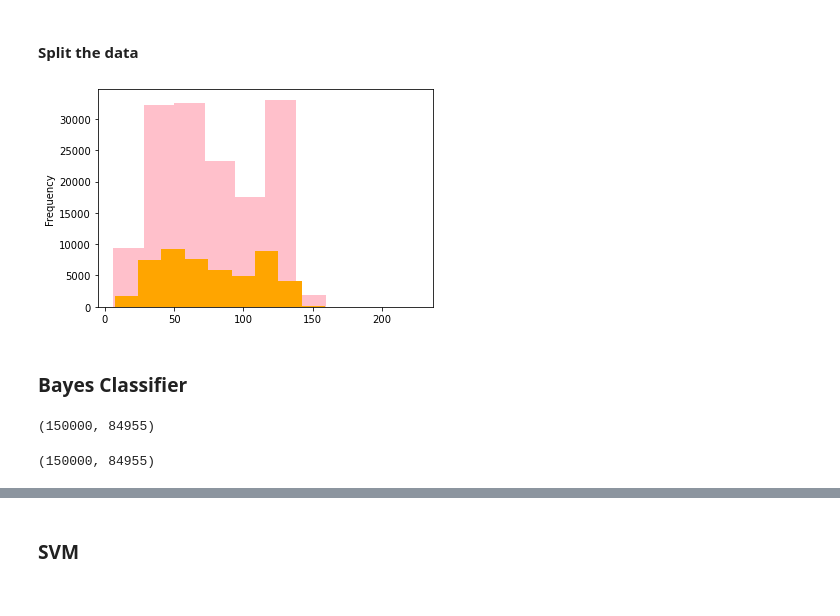
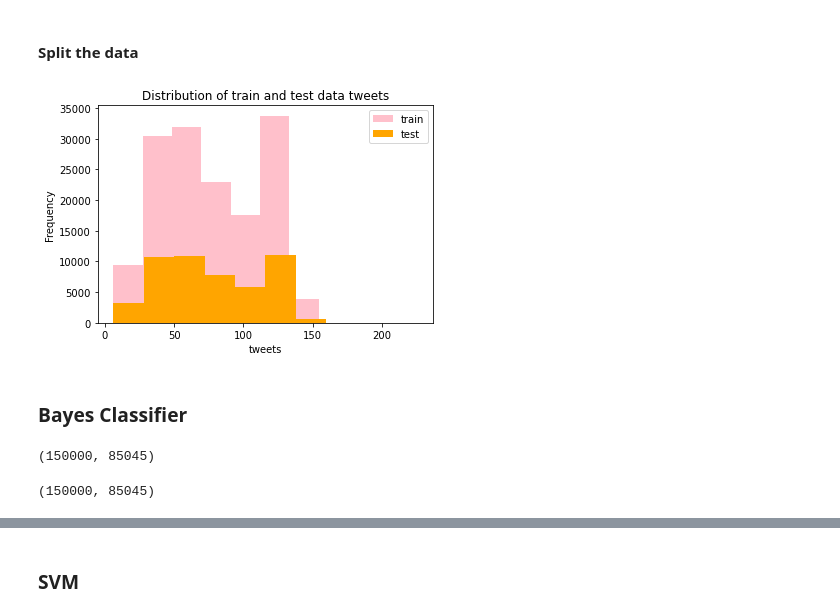
Before and after one commit to npont/ML_Sentiment_Analysis, a Jupyter notebook: run_file.ipynb, the cells around one changed output, grey strips where cells are left out. Drawn from its saved outputs; the diff is of its cells as text; code cells hidden in the pictures.

```diff
--- a/run_file.ipynb
+++ b/run_file.ipynb
@@ -15,10 +15,10 @@ from cooc import *
 #rom glove_template import *
 from pickle_vocab import *
 # %%
-with open('data_/train_pos.txt') as f:
+with open('twitter-datasets/train_pos.txt') as f:
     pos = f.readlines()
 # %%
-with open('data_/train_neg.txt') as f:
+with open('twitter-datasets/train_neg.txt') as f:
     neg = f.readlines()
 # %%
 train=pos+neg
@@ -93,26 +109,31 @@ from sklearn.model_selection import train_test_split
 
 train , test=train_test_split(full_train)
 # %%
-length_train = train['data'].str.len().plot.hist(color = 'pink', figsize = (6, 4))
-length_test = test['data'].str.len().plot.hist(color = 'orange', figsize = (6, 4))
+length_train = train['data'].str.len().plot.hist( color = 'pink', figsize = (6, 4), label="train")
+length_test = test['data'].str.len().plot.hist(test, color = 'orange', figsize = (6, 4), label="test")
+plt.legend(loc='upper right')
+plt.xlabel("tweets")
+plt.title("Distribution of train and test data tweets")
+plt.show()
 # %% [output]
-[figure, old version]
+[figure, new version]
 # %% [markdown]
 ### Bayes Classifier
 # %%
 # Extracting features from text files
-from sklearn.feature_extraction.text import CountVectorizer
+
 count_vect = CountVectorizer()
 X_train_counts = count_vect.fit_transform(train.data)
 X_train_counts.shape
 # %% [output]
-(150000, 84955)
+(150000, 85045)
 # %%
+from sklearn.feature_extraction.text import TfidfTransformer
+
 # TF-IDF
-from sklearn.feature_extraction.text import TfidfTransformer
 tfidf_transformer = TfidfTransformer()
 X_train_tfidf = tfidf_transformer.fit_transform(X_train_counts)
 X_train_tfidf.shape
 # %% [output]
-(150000, 84955)
+(150000, 85045)
 # %%
```
Also changed, not shown: parts of 12 cells of this notebook.
